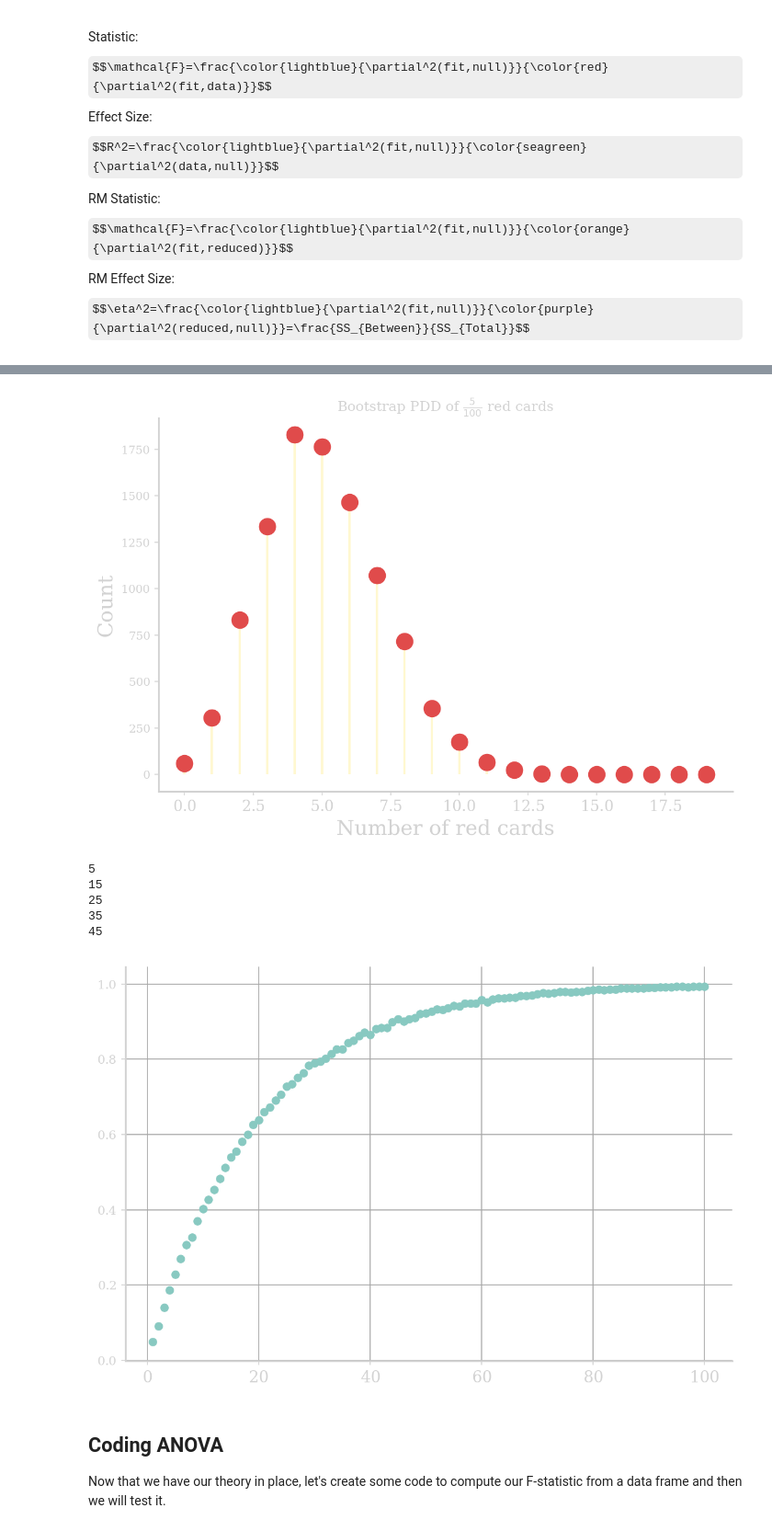
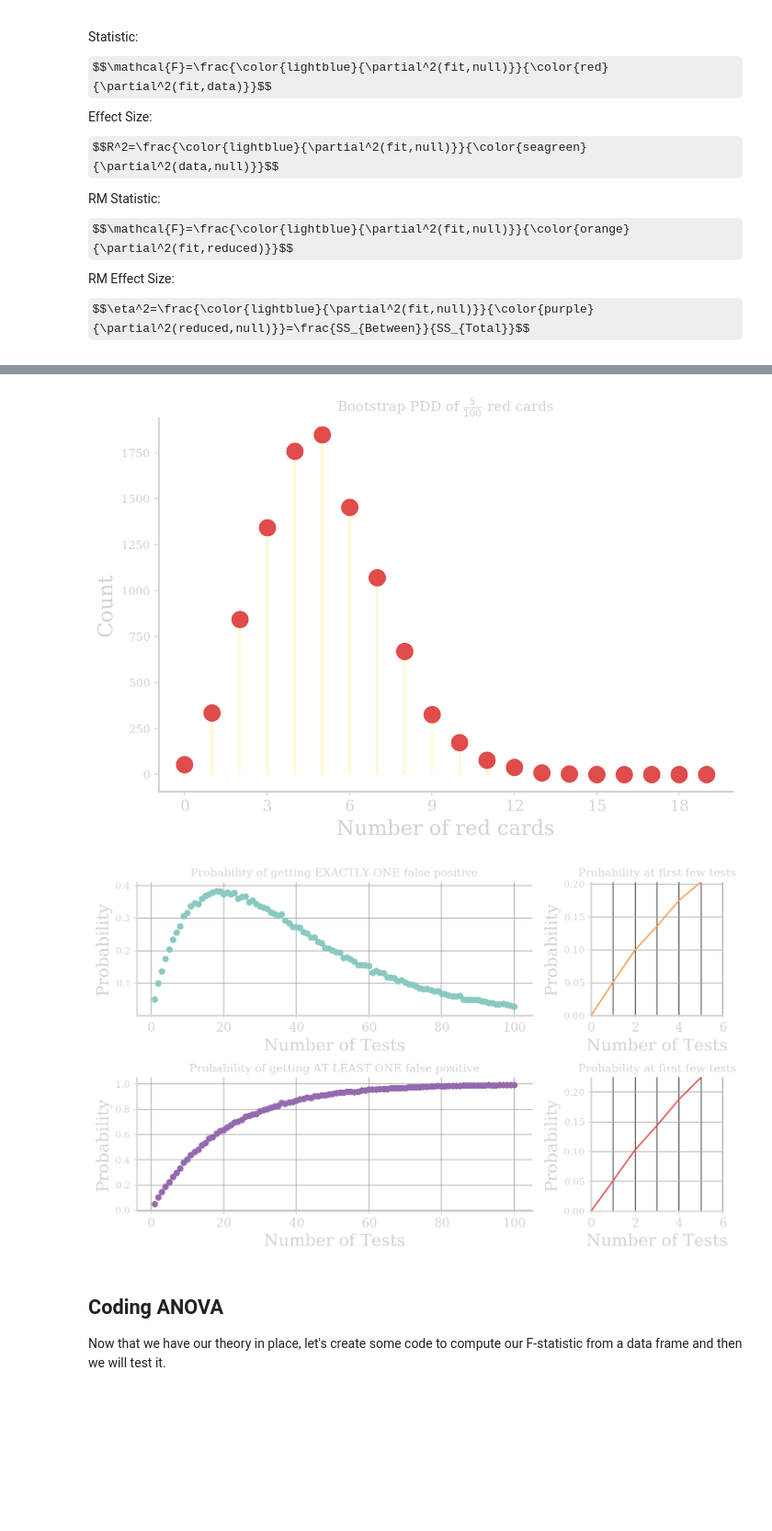
Before and after one commit to Khlick/LS40-Lectures, a Jupyter notebook: lib/_notebooks/ANOVA lectures.ipynb, the cells around one changed output, grey strips where cells are left out. Shown at 92% size. Saved outputs shown, nothing was run; the diff lists cells and outputs as text; code cells hidden in the pictures; some formulas as TeX source; blank space fills up the shorter version.

```diff
--- a/lib/_notebooks/ANOVA lectures.ipynb
+++ b/lib/_notebooks/ANOVA lectures.ipynb
@@ -292,13 +367,18 @@ ax.scatter(range(20), hist[0][:20], color=col['red'],s=200,zorder=100);
 ax.set_xlabel('Number of red cards');
 ax.set_ylabel('Count');
 ax.set_title(r'Bootstrap PDD of $\frac{5}{100}$ red cards')
+ax.set_xticks(np.arange(0,19,3));
+
 
 ax.patch.set_alpha(0);
+
+fig.savefig('../img/ALPHA_coins.svg', transparent=True);
 # %% [output]
-[figure, old version]
+[figure, new version]
 # %%
 alpha = 0.05
 ns = range(1,101);
+badprobs = np.zeros(len(ns));
 probs = np.zeros(len(ns));
 B=10000;
 for n in range(len(ns)):
@@ -307,19 +387,58 @@ for n in range(len(ns)):
     tmp[b] = np.sum(
       np.random.choice(['false','true'], ns[n], replace=True,p=[alpha,1-alpha]) == 'false'
     );
+  badprobs[n] = np.mean(tmp == 1);
   probs[n] = np.mean(tmp > 0);
-# %%
-pyp.scatter(ns,probs,color=col['blue'],zorder=100);
-pyp.grid('on',zorder=-1);
-for i in range(5,55,10):
-  print(i)
-# %% [output]
-5
-15
-25
-35
-45
-[figure, removed]
+# %%
+from matplotlib.ticker import MultipleLocator
+
+fig = pyp.figure(figsize=(10,6));
+axs = fig.subplots(2,2, gridspec_kw = {'width_ratios': [3,1]});
+
+axs[0,0].scatter(ns,badprobs,color=col['blue'],zorder=100);
+axs[0,0].grid('on',zorder=-1);
+axs[0,0].set_title("Probability of getting EXACTLY ONE false positive");
+axs[0,0].set_xlabel('Number of Tests');
+axs[0,0].set_ylabel('Probability');
+
+axs[0,1].plot(np.concatenate([[0],ns[:5]]), np.concatenate([[0],badprobs[:5]]), color=col['orange'], zorder=100);
+axs[0,1].minorticks_on();
+axs[0,1].tick_params(axis='y',which='minor', left='off');
+axs[0,1].grid('on',zorder=-1);
+axs[0,1].xaxis.set_minor_locator(MultipleLocator(1));
+axs[0,1].xaxis.grid(which='minor', color=col['dkGrey'],zorder=-2);
+axs[0,1].set_xlim((0,6));
+axs[0,1].set_ylim((0,badprobs[4]));
+axs[0,1].set_title("Probability at first few tests");
+axs[0,1].set_xlabel('Number of Tests');
+axs[0,1].set_ylabel('Probability');
+
+axs[1,0].scatter(ns,probs,color=col['purple'],zorder=100);
+axs[1,0].grid('on',zorder=-1);
+axs[1,0].set_title("Probability of getting AT LEAST ONE false positive");
+axs[1,0].set_xlabel('Number of Tests');
+axs[1,0].set_ylabel('Probability');
+
+axs[1,1].plot(np.concatenate([[0],ns[:5]]), np.concatenate([[0],probs[:5]]), color=col['red'], zorder=100);
+axs[1,1].minorticks_on();
+axs[1,1].tick_params(axis='y',which='minor', left='off');
+axs[1,1].grid('on',zorder=-1);
+axs[1,1].xaxis.set_minor_locator(MultipleLocator(1));
+axs[1,1].xaxis.grid(which='minor', color=col['dkGrey'],zorder=-2);
+axs[1,1].set_xlim((0,6));
+axs[1,1].set_ylim((0,probs[4]));
+axs[1,1].set_title("Probability at first few tests");
+axs[1,1].set_xlabel('Number of Tests');
+axs[1,1].set_ylabel('Probability');
+
+for ax in axs:
+  for a in ax:
+    a.patch.set_alpha(0);
+
+fig.tight_layout();
+fig.savefig('../img/ALPHA_runningProb.svg', transparent=True);
+# %% [output]
+[figure, added]
 # %% [markdown]
 ## Coding ANOVA
 
```
Also changed, not shown: parts of 36 cells of this notebook, 15 other files.
